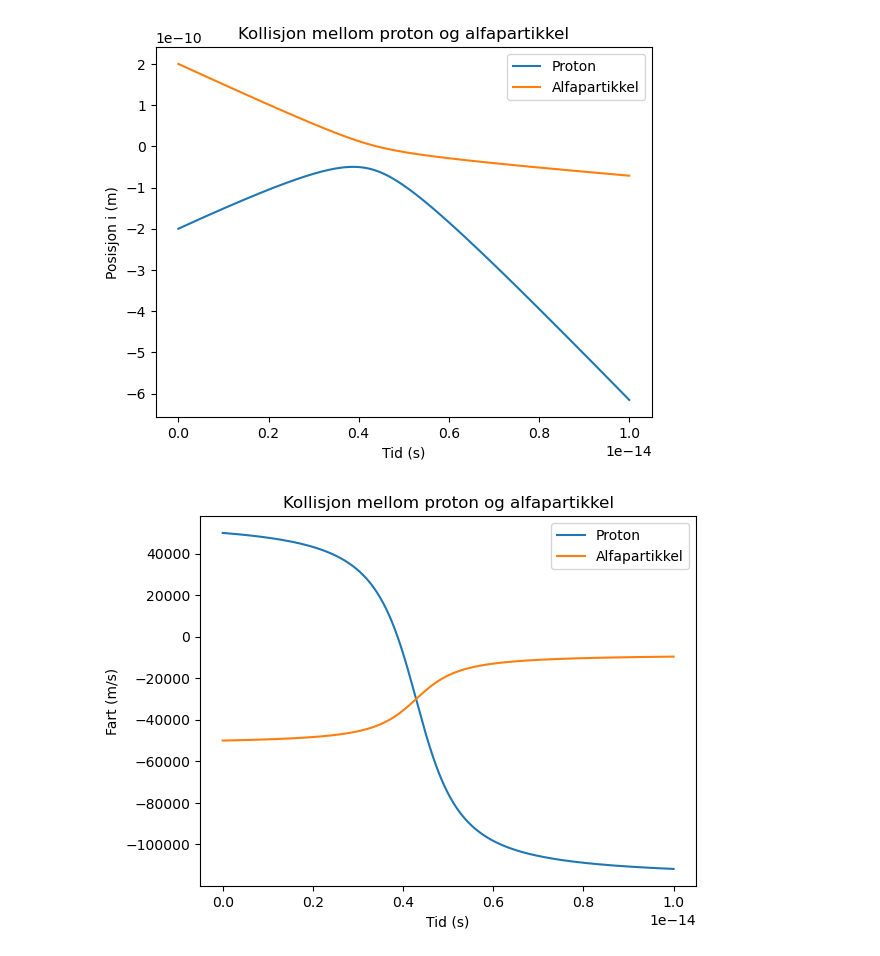
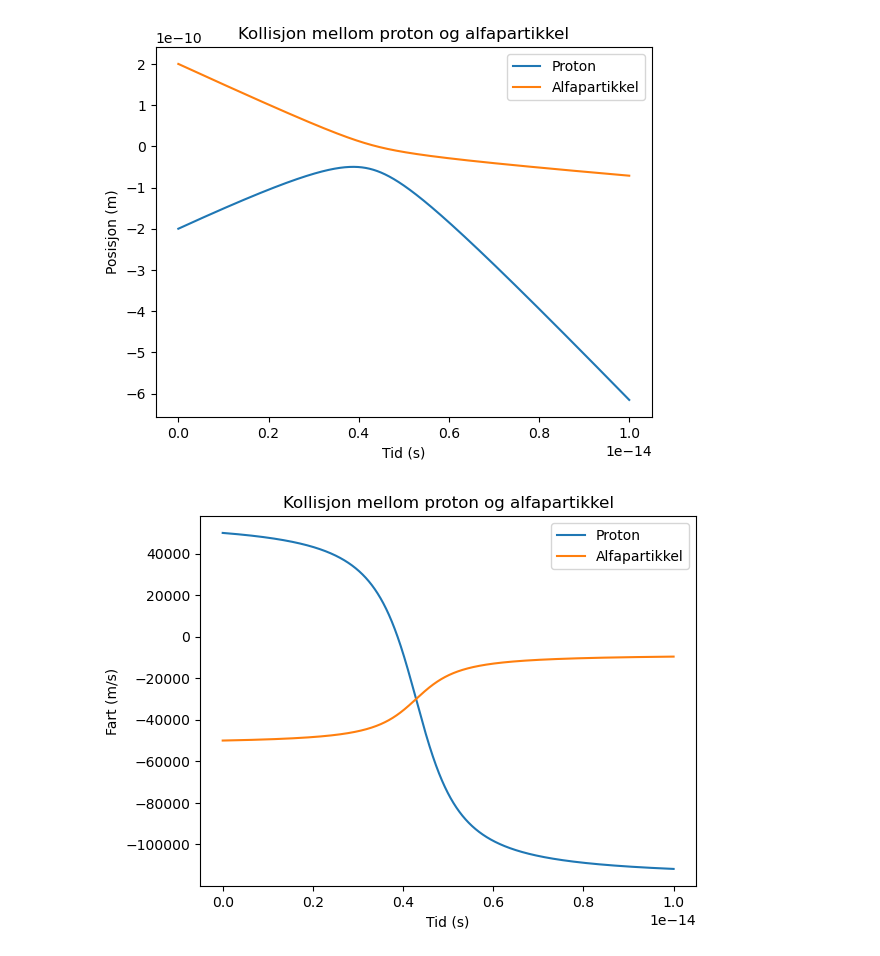
Before and after one commit to LilleAila/projects, a Jupyter notebook: skole/fysikk1/03-programmeringsoppgave-v26/1d-proton-alpha.ipynb, the cells around one changed output. Saved outputs shown, nothing was run; the diff lists cells and outputs as text; code cells hidden in the pictures.

```diff
--- a/skole/fysikk1/03-programmeringsoppgave-v26/1d-proton-alpha.ipynb
+++ b/skole/fysikk1/03-programmeringsoppgave-v26/1d-proton-alpha.ipynb
@@ -65,15 +65,15 @@ while n < MAXN - 1:
 # %%
 fig, ax = plt.subplots()
 ax.plot(ts, r1, label="Proton")
 ax.plot(ts, r2, label="Alfapartikkel")
 ax.set_title("Kollisjon mellom proton og alfapartikkel")
 ax.set_xlabel("Tid (s)")
-ax.set_ylabel("Posisjon i (m)")
+ax.set_ylabel("Posisjon (m)")
 ax.legend()
 plt.savefig("assets/alpha-collision-position.png", dpi=300)
 plt.show()
 # %% [output]
-[figure, old version]
+[figure, new version]
 # %%
 fig, ax = plt.subplots()
 ax.plot(ts, dr1, label="Proton")
```
Also changed, not shown: 13 other files.
